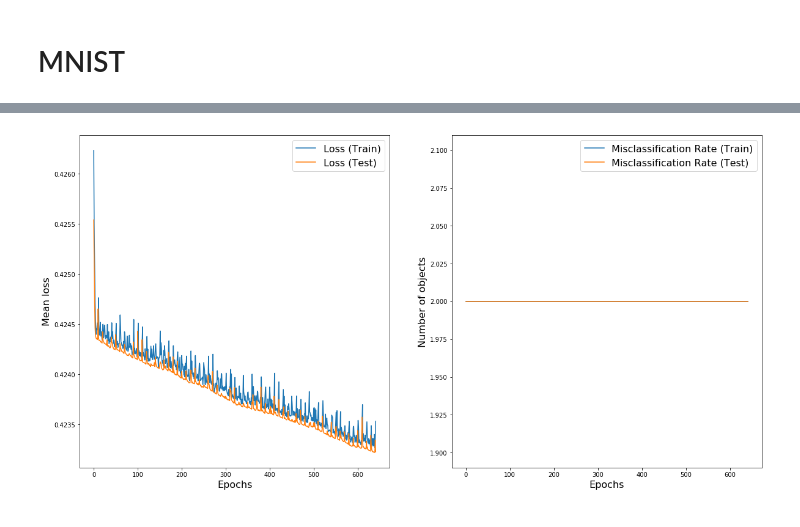
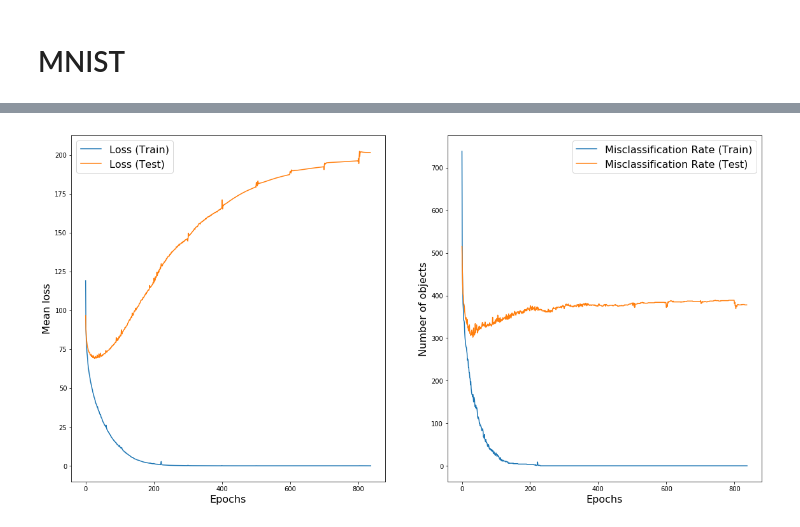
Before and after one commit to nakhodnov17/Samsung-Task, a Jupyter notebook: Adding_one_neuron/[Adding One Neuron]-Copy1.ipynb, the cells around one changed output, grey strips where cells are left out. Cells and saved outputs as stored; diff of their text form; code cells hidden in the pictures.

```diff
--- a/Adding_one_neuron/[Adding One Neuron]-Copy1.ipynb
+++ b/Adding_one_neuron/[Adding One Neuron]-Copy1.ipynb
@@ -626,0 +578,3 @@ def train_conv_WITH_EXP(network, learning_rate, reg_lambda, epochs, dataloader_t
+# %%
+def list_mean(lst):
+    return sum(lst) / float(len(lst))
@@ -627,3 +605,23 @@ def train_conv_WITH_EXP(network, learning_rate, reg_lambda, epochs, dataloader_t
+# %%
+def test_strategy_STOCH(network, loss_func, optimizer, dataloader, reg_lambda):
+    losses_batch = []
+    misscl_rate_batch = []
+    reg_loss = None
+
+    for batch_dots, batch_labels in dataloader:
+        x = Variable(batch_dots)
+        correct_y = Variable(batch_labels.float())
+        if use_cuda:
+            x = x.cuda()
+            correct_y = correct_y.cuda()
+
+            predict_y = network(x)
+            loss, reg_loss = loss_func(predict_y, correct_y, network, reg_lambda)
+
+            losses_batch.append(get_pure(loss))
+            misscl_rate_batch.append((np.where(get_pure(predict_y) < 0, -1, 1) != get_pure(correct_y)).sum())
+
+    return list_mean(losses_batch), sum(misscl_rate_batch), get_pure(reg_loss)
 # %%
 class ConvClassifier(nn.Module):
     def __init__(self):
@@ -933,6 +814,10 @@ class CIFARDataset(Dataset):
         if self.normalize:
             self.dots = (self.dots - self.mean.expand_as(self.dots)) / self.std.expand_as(self.dots)
 
+        if use_cuda:
+            self.dots = self.dots.cuda()
+            self.classes = self.classes.cuda()
+
     def __len__(self):
         return len(self.dots)
 
@@ -983,8 +902,15 @@ class ClassifierAug_SMALL(nn.Module):
     def forward(self, x):
         return self.linear(x).view(-1)
 # %%
-net = Classifier_SMALL(32 * 32 * 3).cuda()
+net_CIF_fc_s = Classifier_SMALL(32 * 32 * 3)
+if use_cuda:
+    net_CIF_fc_s = net_CIF_fc_s.cuda()
 # %%
-train_STOCH(net, learning_rate=0.00001, epochs=2000,
-            dataloader_train=dataloader_CIF_train, dataloader_test=dataloader_CIF_test)
+train_(network=net_CIF_fc_s, loss_func=loss_func,
+       learning_rate=0.0001, reinit_optim=100,
+       train_strategy=train_strategy_STOCH, test_strategy=test_strategy_STOCH,
+       reg_lambda=None,
+       epochs=2000,
+       dataloader_train=dataloader_CIF_train, dataloader_test=dataloader_CIF_test,
+       )
 # %% [output]
@@ -992 +918 @@ Epoch 641... Empirical Loss/Misclassification Rate (Train): 0.424/2.000  Empiric
-[figure, old version]
+[figure, new version]
```
Also changed, not shown: parts of 71 cells of this notebook.
